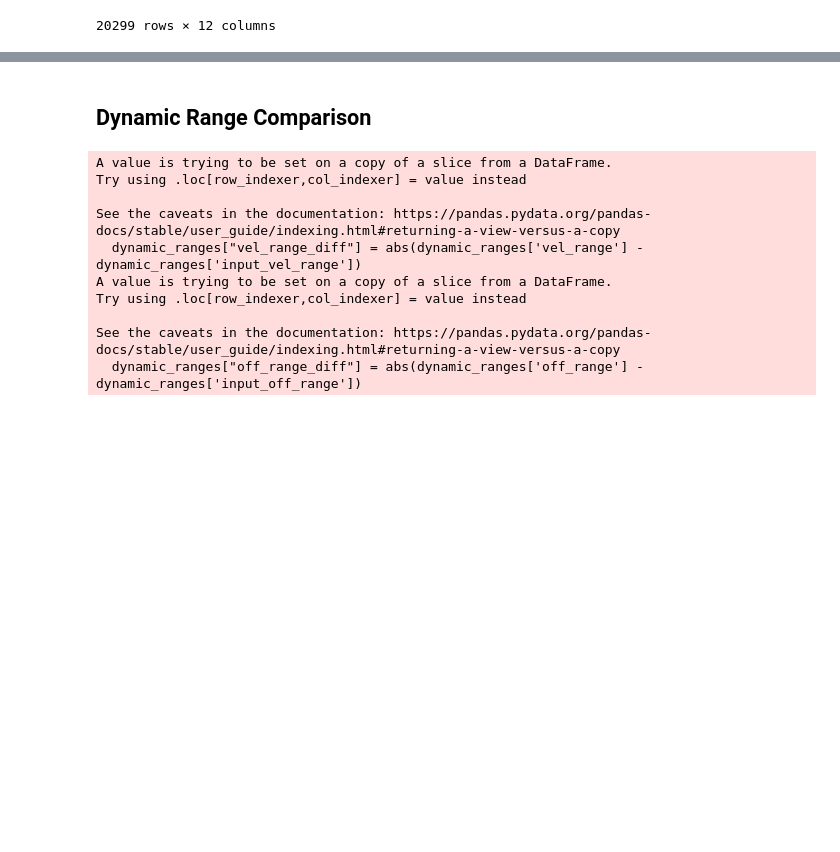
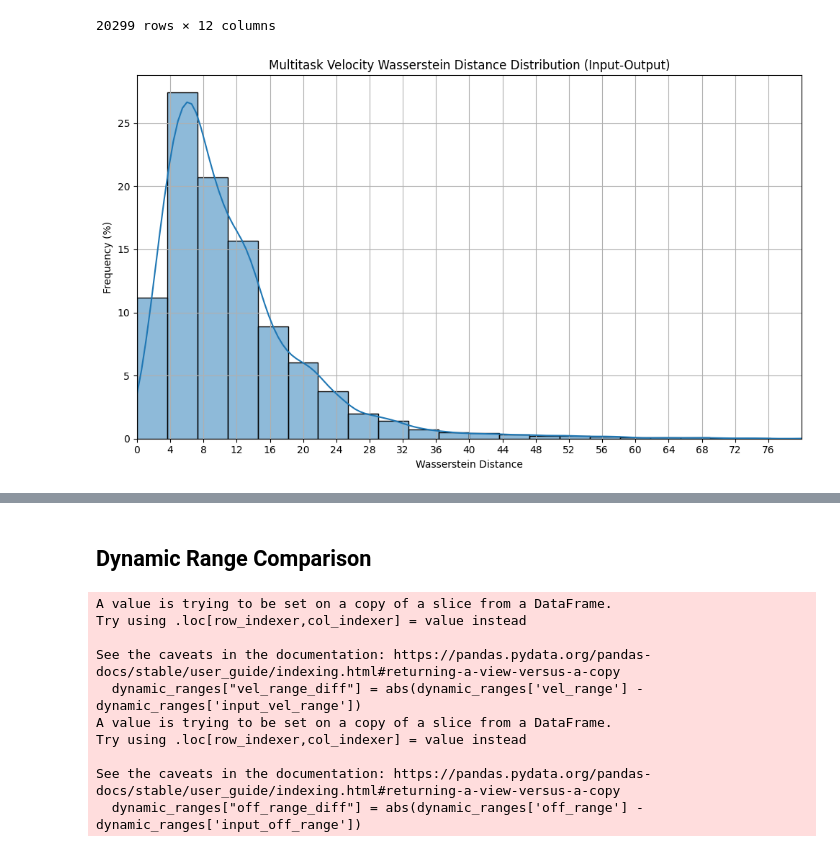
Before and after one commit to FlowkoHinti/GroovePal, a Jupyter notebook: Evaluation/ModelOutputAnalysis.ipynb, the cells around one changed output, grey strips where cells are left out. Cells and saved outputs as stored; diff of their text form; code cells hidden in the pictures; blank space fills up the shorter version.

```diff
--- a/Evaluation/ModelOutputAnalysis.ipynb
+++ b/Evaluation/ModelOutputAnalysis.ipynb
@@ -539,3 +539,35 @@ dist_df
 | 20297 | EvalData/sequential_large_finetun... | EvalData/OriginalInputs/dna/wb_72... | 0.141655 | 2.431828 | 0.045377 | 0.247290 | ... |
 | 20298 | EvalData/sequential_large_finetun... | EvalData/OriginalInputs/dna/wb_72... | 0.750928 | 2.302471 | 0.046996 | 0.258462 | ... |
 20299 rows × 12 columns
+# %%
+multi_dist = dist_df.merge(
+    multi_outputs,
+    left_on="dna_file",
+    right_on="dna",
+    how="inner",
+    validate="one_to_one"
+)
+
+seq_dist = dist_df.merge(
+    sequential_outputs,
+    left_on="dna_file",
+    right_on="dna",
+    how="inner",
+    validate="one_to_one"
+)
+# %%
+# emd histogram multi
+emd_vals = multi_dist['vel_wasserstein']
+
+plt.figure(figsize=(10, 6))
+sns.histplot(emd_vals, bins=30, kde=True, stat='percent')
+plt.title('Multitask Velocity Wasserstein Distance Distribution (Input-Output)')
+plt.xlabel('Wasserstein Distance')
+plt.xlim(0,80)
+plt.xticks(np.arange(0, 80, 4))
+plt.ylabel('Frequency (%)')
+plt.grid()
+plt.tight_layout()
+plt.show()
+# %% [output]
+[figure, added]
```
Also changed, not shown: parts of 17 cells of this notebook, 2 other files.
